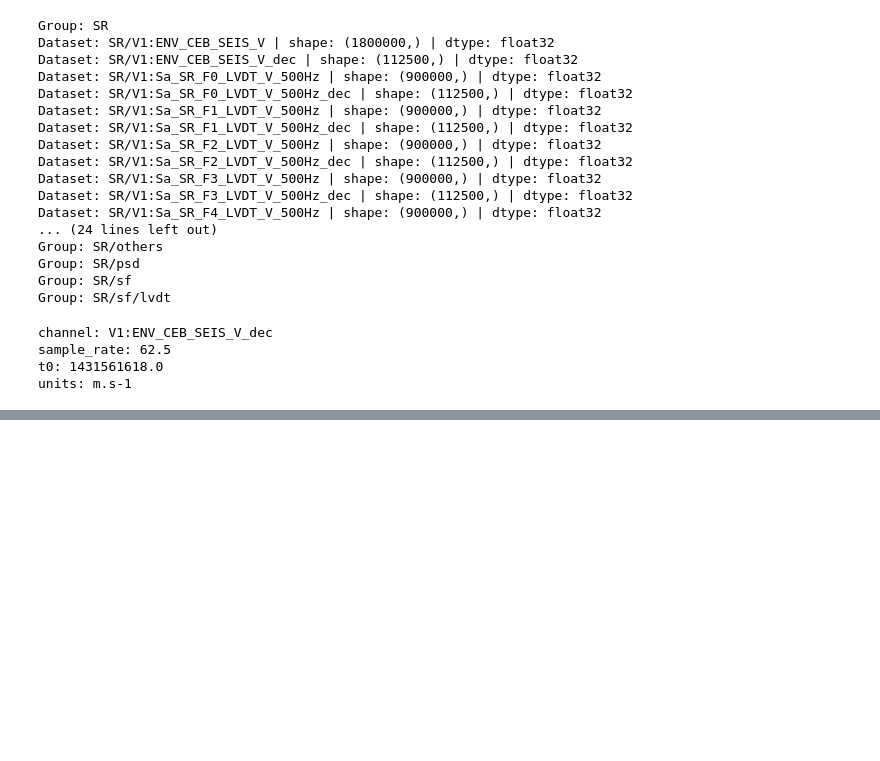
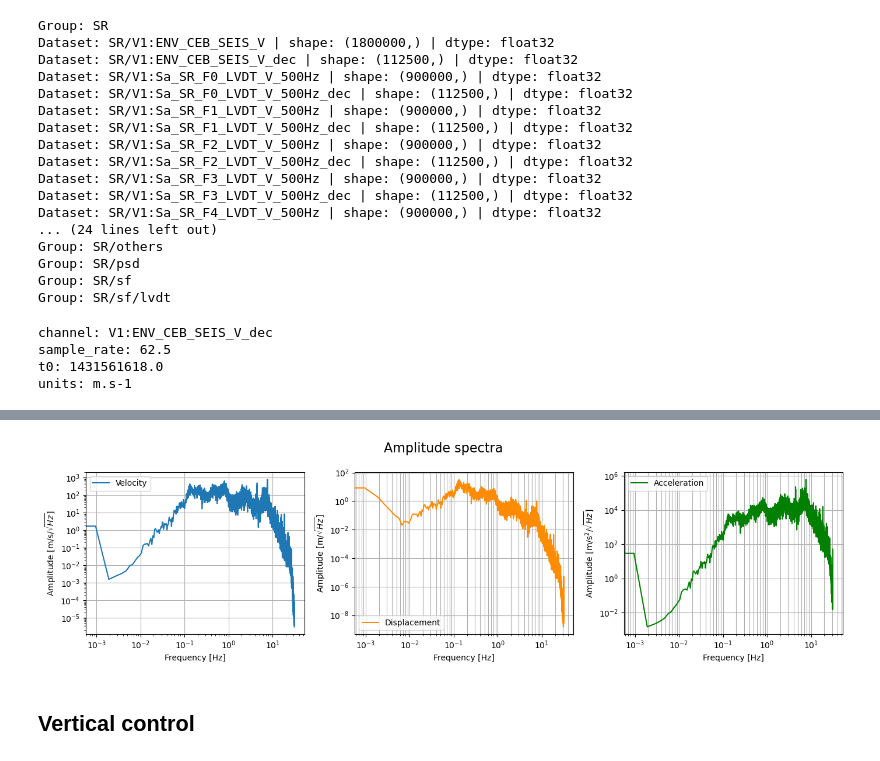
Before and after one commit to letiziapa/sa_v, a Jupyter notebook: first_trial.ipynb, the cells around one changed output, grey strips where cells are left out. Saved outputs shown, nothing was run; the diff lists cells and outputs as text; code cells hidden in the pictures; blank space fills up the shorter version.

```diff
--- a/first_trial.ipynb
+++ b/first_trial.ipynb
@@ -288,0 +136,31 @@ plt.show()
+# %%
+plt.figure(figsize=(14, 4))
+
+plt.suptitle('Amplitude spectra', fontsize=16)
+
+plt.subplot(1, 3, 1)
+plt.loglog(fVel, np.sqrt(psdVel), label='Velocity')
+plt.ylabel('Amplitude [m/s/$\sqrt{Hz}$]')
+plt.xlabel('Frequency [Hz]')
+plt.grid()
+plt.legend()
+
+plt.subplot(1, 3, 2)
+plt.loglog(fZ, np.sqrt(psdZ), label='Displacement', color='darkorange')
+plt.ylabel('Amplitude [m/$\sqrt{Hz}$]')
+plt.xlabel('Frequency [Hz]')
+plt.grid(which = 'both', axis = 'both')
+plt.legend()
+
+plt.subplot(1, 3, 3)
+plt.loglog(fAcc, np.sqrt(psdAcc), label ='Acceleration', color='green')
+plt.ylabel('Amplitude [m/s$^2$/$\sqrt{Hz}$]')
+plt.xlabel('Frequency [Hz]')
+plt.grid(which = 'both', axis = 'both')
+plt.legend()
+plt.tight_layout()
+plt.show()
+# %% [output]
+[figure, added]
+# %% [markdown]
+## Vertical control
```
Also changed, not shown: parts of 46 cells of this notebook.
